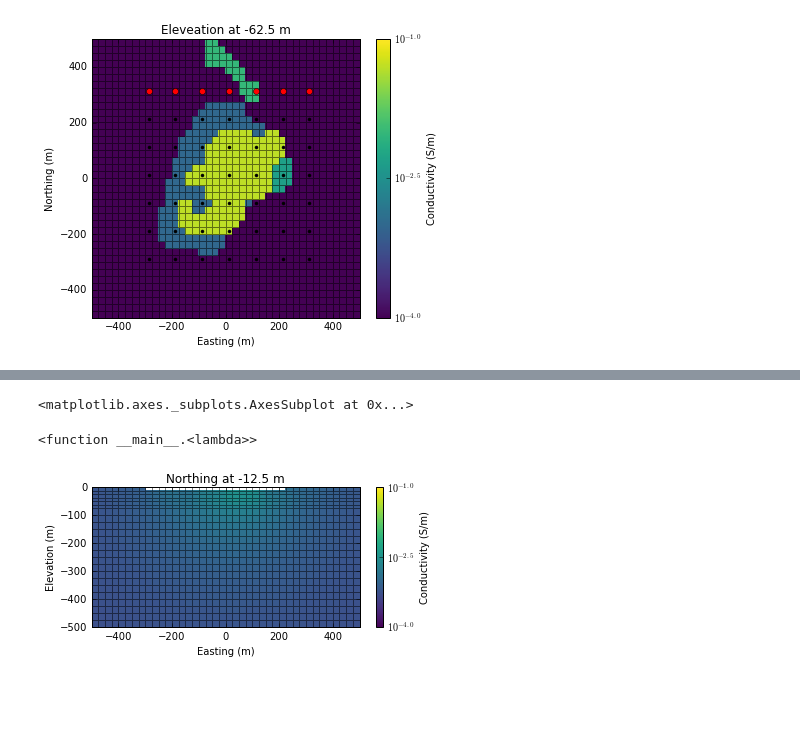
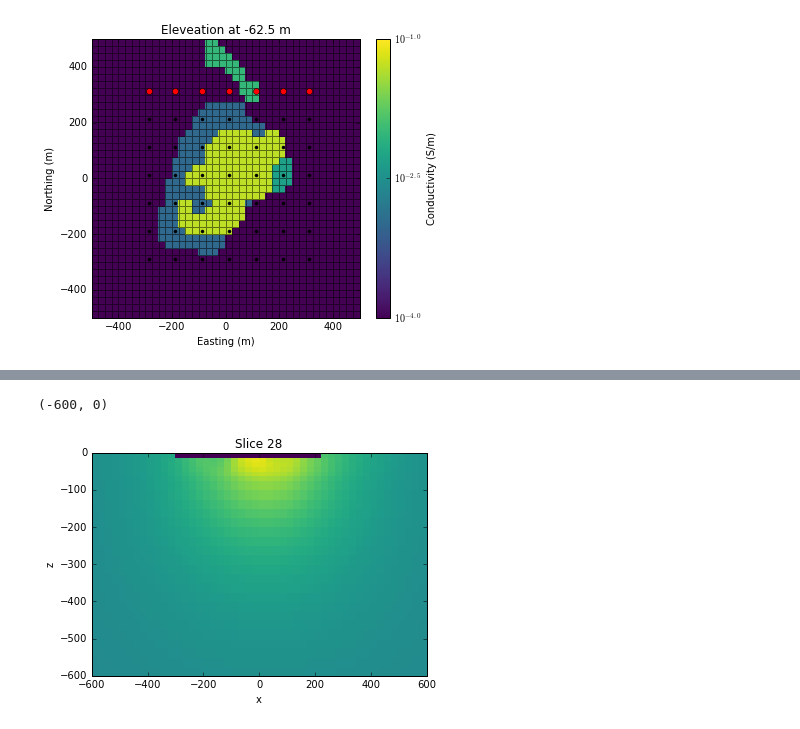
Before and after one commit to simpeg/presentations, a Jupyter notebook: SciPy2016/DC_IP_work/DC_ProblemSetup_sm.ipynb, the cells around one changed output, grey strips where cells are left out. Drawn from its saved outputs; the diff is of its cells as text; code cells hidden in the pictures; blank space fills up the shorter version.

```diff
--- a/SciPy2016/DC_IP_work/DC_ProblemSetup_sm.ipynb
+++ b/SciPy2016/DC_IP_work/DC_ProblemSetup_sm.ipynb
@@ -305,9 +316,12 @@ interact(lambda ind: viz(mesh, sigma, ind, airind, normal="Y"), ind=IntSlider(mi
 # %%
-interact(lambda ind: viz(mesh, sigopt, ind, airind, normal="Y"), ind=IntSlider(min=0, max=32,step=1, value=30))
+# interact(lambda ind: viz(mesh, sigopt, ind, airind, normal="Y"), ind=IntSlider(min=0, max=32,step=1, value=30))
-# %% [output]
-<matplotlib.axes._subplots.AxesSubplot at 0x...>
-<function __main__.<lambda>>
-[figure, removed]
+# %%
+mesh.plotSlice(np.log10(sigopt), clim=(-4, -2.5), pcolorOpts={'cmap':'viridis'}, normal="Y", ind=28)
+xlim(-600, 600)
+ylim(-600, 0)
+# %% [output]
+(-600, 0)
+[figure, added]
 # %%
 import pickle
 Results = {"mesh":mesh, "model_true":sigma, "model_pred":sigopt, "Obs":dobs}
```
Also changed, not shown: parts of 11 cells of this notebook, 1 other file.
